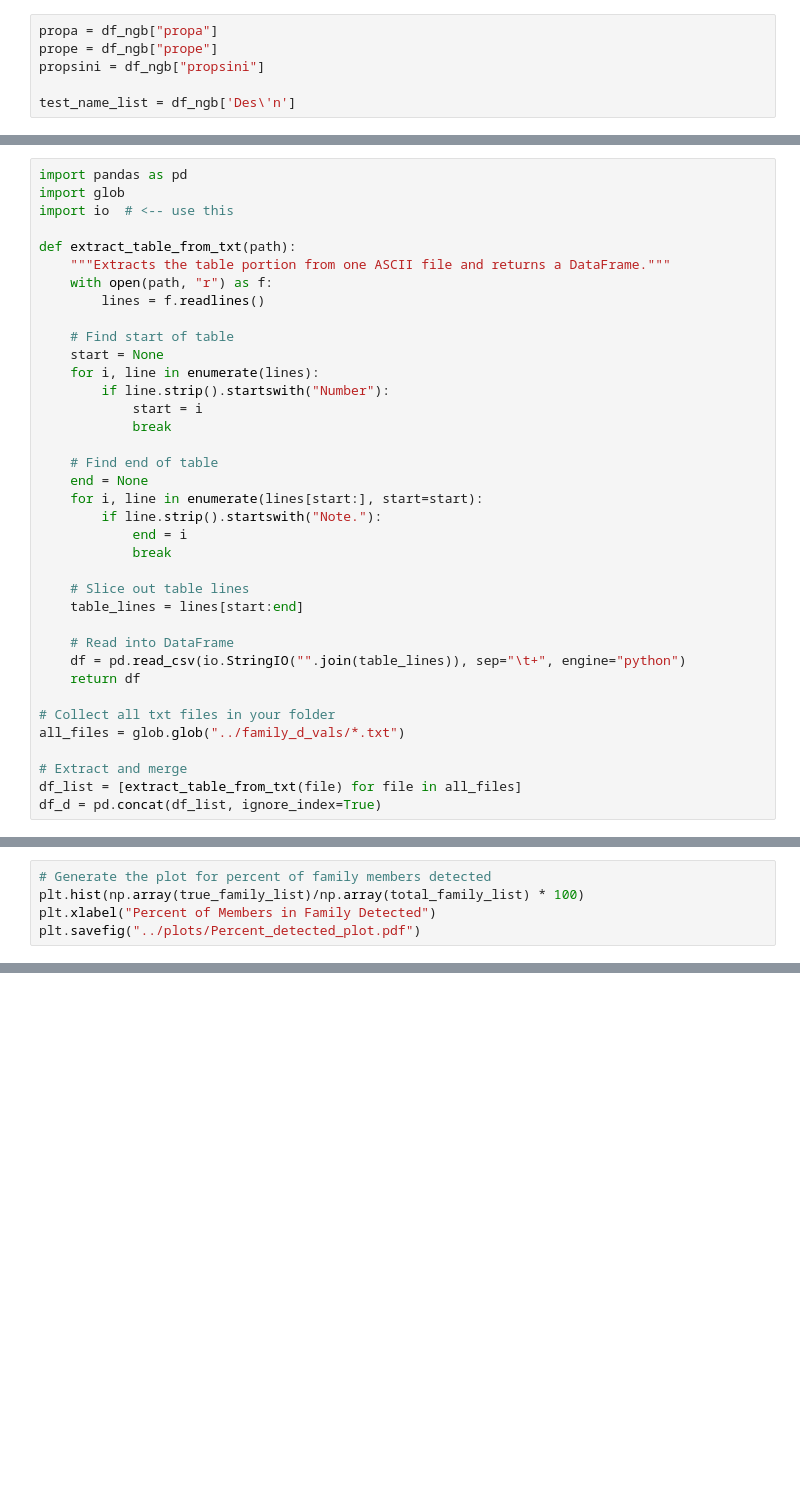
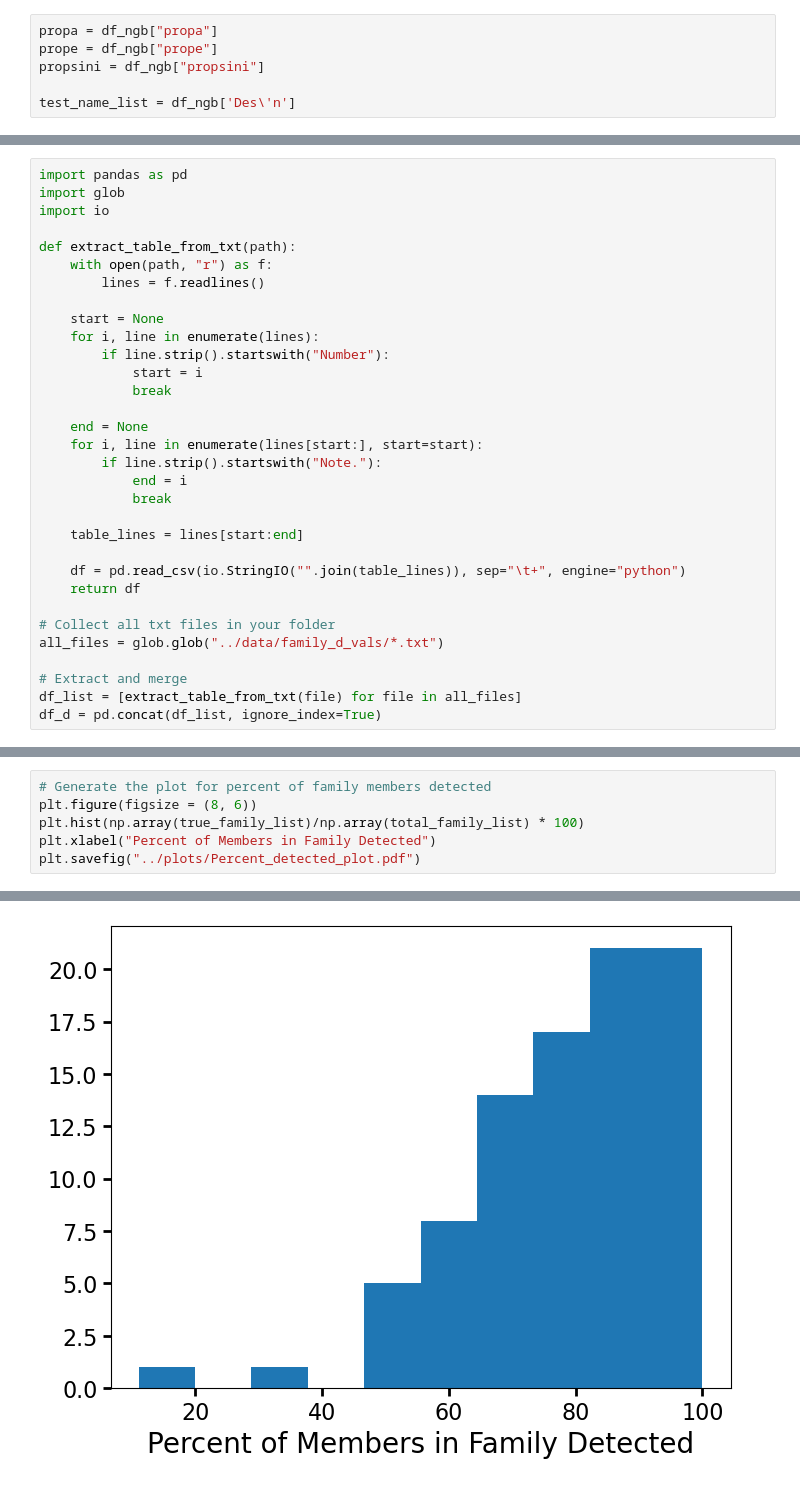
Before and after one commit to YangShen31/proper_elements_prediction, a Jupyter notebook: 4_family_identification/histogram_generations.ipynb, the cells around one changed output, grey strips where cells are left out. Cells and saved outputs as stored; diff of their text form; blank space fills up the shorter version.

```diff
--- a/4_family_identification/histogram_generations.ipynb
+++ b/4_family_identification/histogram_generations.ipynb
@@ -111,36 +110,31 @@ def histogram_generation(d_cutoff, family_df):
 # %%
 import pandas as pd
 import glob
-import io  # <-- use this
+import io
 
 def extract_table_from_txt(path):
-    """Extracts the table portion from one ASCII file and returns a DataFrame."""
-    with open(path, "r") as f:
-        lines = f.readlines()
+	with open(path, "r") as f:
+		lines = f.readlines()
 
-    # Find start of table
-    start = None
-    for i, line in enumerate(lines):
-        if line.strip().startswith("Number"):
-            start = i
-            break
+	start = None
+	for i, line in enumerate(lines):
+		if line.strip().startswith("Number"):
+			start = i
+			break
 
-    # Find end of table
-    end = None
-    for i, line in enumerate(lines[start:], start=start):
-        if line.strip().startswith("Note."):
-            end = i
-            break
+	end = None
+	for i, line in enumerate(lines[start:], start=start):
+		if line.strip().startswith("Note."):
+			end = i
+			break
 
-    # Slice out table lines
-    table_lines = lines[start:end]
+	table_lines = lines[start:end]
 
-    # Read into DataFrame
-    df = pd.read_csv(io.StringIO("".join(table_lines)), sep="\t+", engine="python")
-    return df
+	df = pd.read_csv(io.StringIO("".join(table_lines)), sep="\t+", engine="python")
+	return df
 
 # Collect all txt files in your folder
-all_files = glob.glob("../family_d_vals/*.txt")
+all_files = glob.glob("../data/family_d_vals/*.txt")
 
 # Extract and merge
 df_list = [extract_table_from_txt(file) for file in all_files]
@@ -206,5 +247,6 @@ NameError: name 'true_family_list' is not defined
 # %%
 # Generate the plot for percent of family members detected
+plt.figure(figsize = (8, 6))
 plt.hist(np.array(true_family_list)/np.array(total_family_list) * 100)
 plt.xlabel("Percent of Members in Family Detected")
 plt.savefig("../plots/Percent_detected_plot.pdf")
@@ -213,3 +254,4 @@ NameError: name 'true_family_list' is not defined
+[figure, added]
 # %%
 # print out the family that model has a low precision to identify out
 precision = np.array(true_family_list)/np.array(detected_family_list) * 100
```
Also changed, not shown: parts of 13 cells of this notebook, 6 other files.
